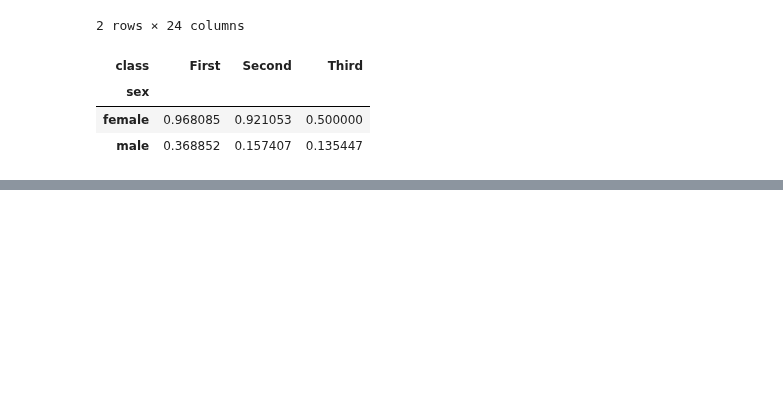
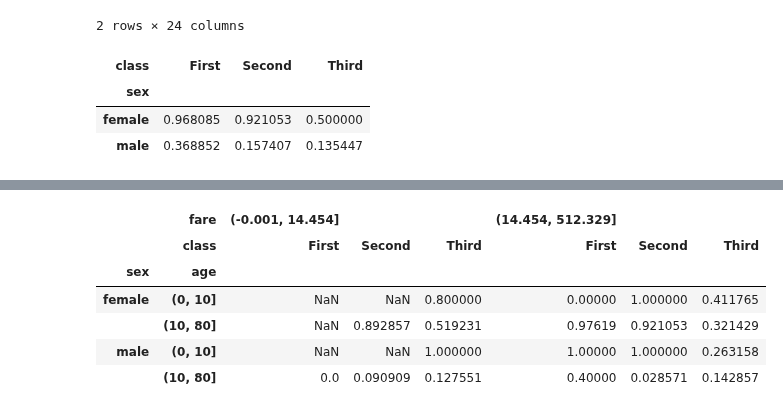
Before and after one commit to hugomorpar/Practicas_Clases, a Jupyter notebook: M3_Procesamiento_de_Datos.ipynb, the cells around one changed output, grey strips where cells are left out. Cells and saved outputs as stored; diff of their text form; code cells hidden in the pictures; blank space fills up the shorter version.

```diff
--- a/M3_Procesamiento_de_Datos.ipynb
+++ b/M3_Procesamiento_de_Datos.ipynb
@@ -207,0 +220,3 @@ titanic.pivot_table('survived', index='sex', columns='class') # opcional 'surviv
+# %%
+age= pd.cut(titanic['age'], [0, 10, 80]) # rango de edad entre 0-18 y 18-80
+titanic.pivot_table('survived', index=['sex', age], columns='class')
@@ -207,0 +230,11 @@ titanic.pivot_table('survived', index='sex', columns='class') # opcional 'surviv
+# %%
+fare = pd.qcut(titanic['fare'], 2) # qcut logica de cuantiles a 'fare', 2
+titanic.pivot_table('survived', index=['sex', age], columns=[fare,'class'])
+# %% [output]
+|  | fare | (-0.001, 14.454] |  |  | (14.454, 512.329] |  |  |
+|  | class | First | Second | Third | First | Second | Third |
+| sex | age |  |  |  |  |  |  |
+| female | (0, 10] | NaN | NaN | 0.800000 | 0.00000 | 1.000000 | 0.411765 |
+|  | (10, 80] | NaN | 0.892857 | 0.519231 | 0.97619 | 0.921053 | 0.321429 |
+| male | (0, 10] | NaN | NaN | 1.000000 | 1.00000 | 1.000000 | 0.263158 |
+|  | (10, 80] | 0.0 | 0.090909 | 0.127551 | 0.40000 | 0.028571 | 0.142857 |
```
Also changed, not shown: parts of 8 cells of this notebook.
